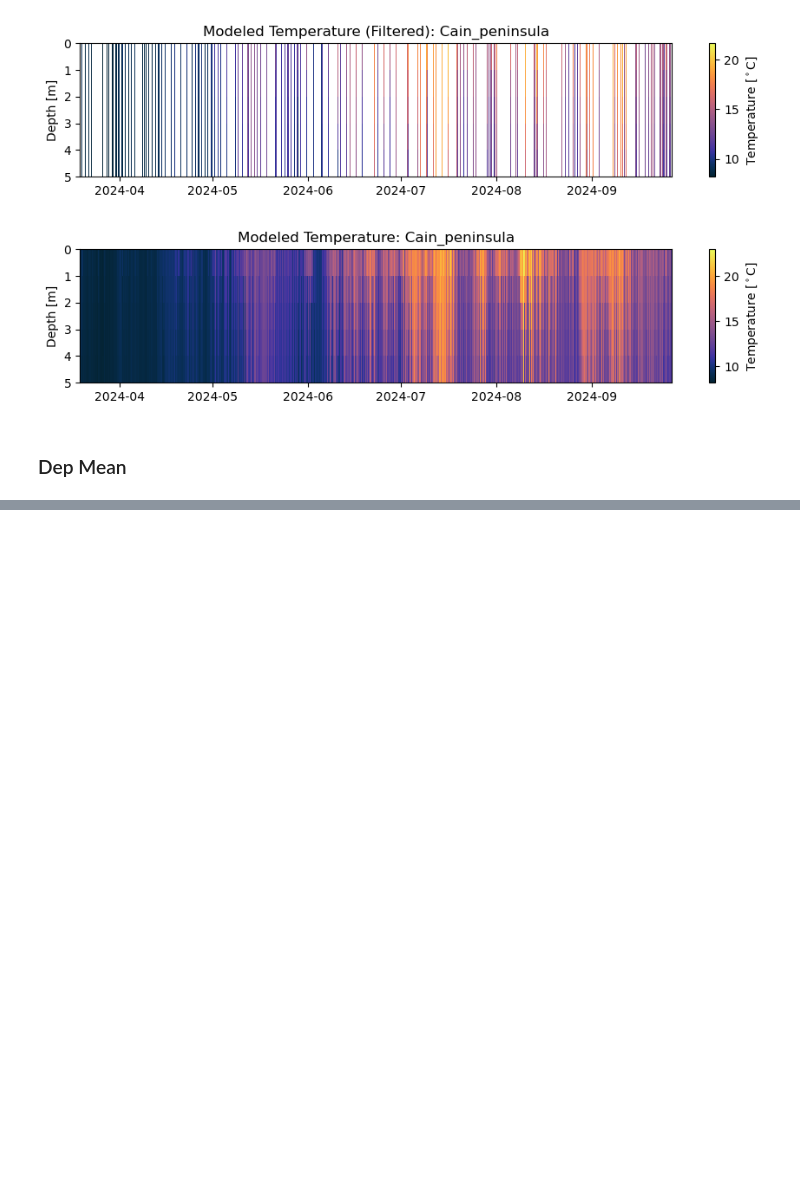
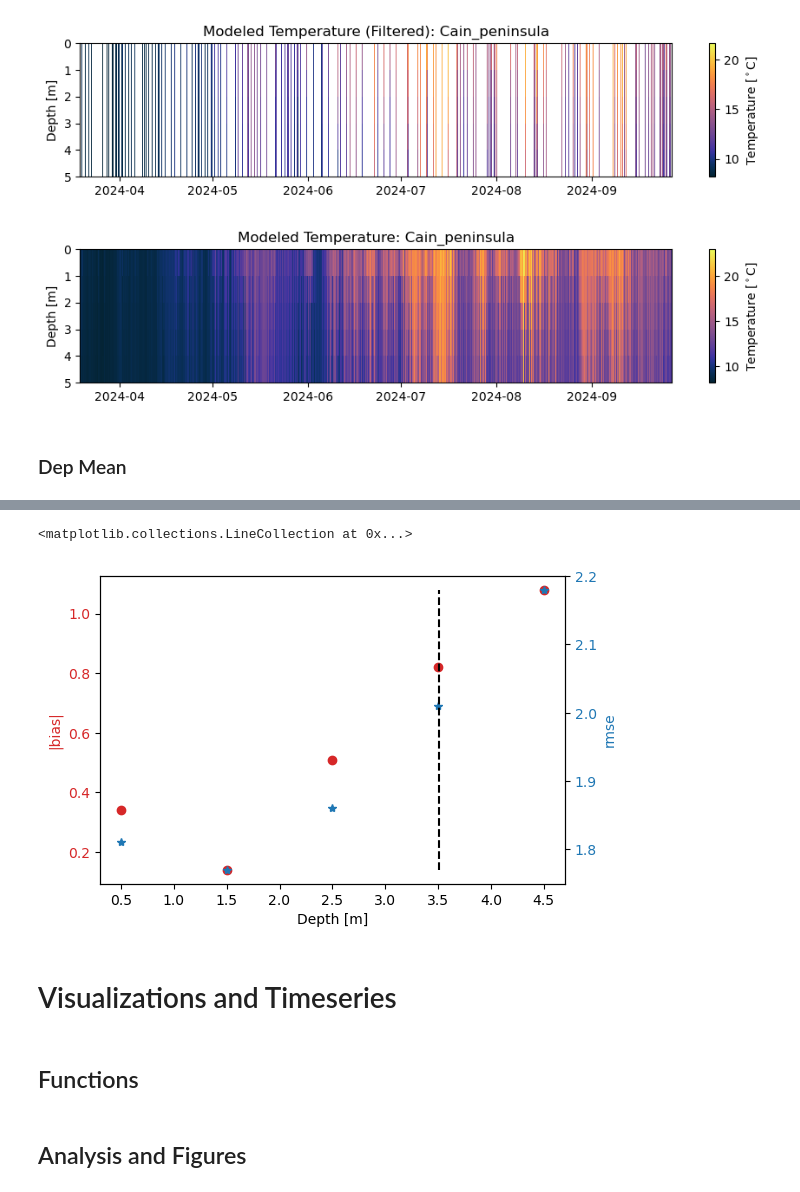
Before and after one commit to SalishSeaCast/analysis-cassidy, a Jupyter notebook: notebooks/stair_collab/julie_temperature/model_to_logger_comparison_01_cain_penninsula.ipynb, the cells around one changed output, grey strips where cells are left out. Drawn from its saved outputs; the diff is of its cells as text; code cells hidden in the pictures; blank space fills up the shorter version.

```diff
--- a/notebooks/stair_collab/julie_temperature/model_to_logger_comparison_01_cain_penninsula.ipynb
+++ b/notebooks/stair_collab/julie_temperature/model_to_logger_comparison_01_cain_penninsula.ipynb
@@ -141,12 +158,12 @@ model_cain_filt_time = model_cain.sel(time=times_cain, method='nearest', toleran
 # %%
-mean_logged_lvl_cain = temp_logged_cain['Water_level_m'].mean()
-print(mean_logged_lvl_cain)
-model_cain_filt_time_depmean = model_cain_filt_time.sel(depth=mean_logged_lvl_cain, method='nearest')  # only includes time values that have a corresponding logger val
+mean_logged_lvl_loc = temp_logged_loc['Water_level_m'].mean()
+print(mean_logged_lvl_loc)
+model_loc_filt_time_depmean = model_loc_filt_time.sel(depth=mean_logged_lvl_loc, method='nearest')  # only includes time values that have a corresponding logger val
 
 dep_sel = 0
-model_cain_filt_time_dep_sel = model_cain_filt_time.isel(depth=dep_sel)
+model_loc_filt_time_dep_sel = model_loc_filt_time.isel(depth=dep_sel)
 
-model_cain_depmean = model_cain.sel(depth=mean_logged_lvl_cain, method='nearest')  # includes all time values , fills in logger gaps
+model_loc_depmean = model_loc.sel(depth=mean_logged_lvl_loc, method='nearest')  # includes all time values , fills in logger gaps
 # %% [output]
 3.5133114919354838
 # %%
@@ -217,0 +217,20 @@ ax.legend()
+# %%
+depth_arr = np.round(np.array(model_loc.depth),2)
+
+fig, ax1 = plt.subplots(1,1, figsize=(6, 4))
+ax1.set_xlabel('Depth [m]')
+
+color = 'tab:red'
+ax1.plot(depth_arr, np.abs(bias_list), color=color, marker='o', linestyle='')
+ax1.set_ylabel('|bias|', color=color)
+ax1.tick_params(axis='y', labelcolor=color)
+
+color = 'tab:blue'
+ax2 = ax1.twinx()
+ax2.plot(depth_arr, rmse_list, color=color, marker='*', linestyle='')
+ax2.set_ylabel('rmse', color=color)
+ax2.tick_params(axis='y', labelcolor=color)
+ax2.vlines(mean_logged_lvl_loc, min(rmse_list), max(rmse_list), color='k', linestyle='--')
+# %% [output]
+<matplotlib.collections.LineCollection at 0x...>
+[figure, added]
@@ -217,0 +239,4 @@ ax.legend()
+# %% [markdown]
+# Visualizations and Timeseries
+# %% [markdown]
+## Functions
@@ -217,0 +322,2 @@ ax.legend()
+# %% [markdown]
+## Analysis and Figures
```
Also changed, not shown: parts of 28 cells of this notebook, 11 other files.
